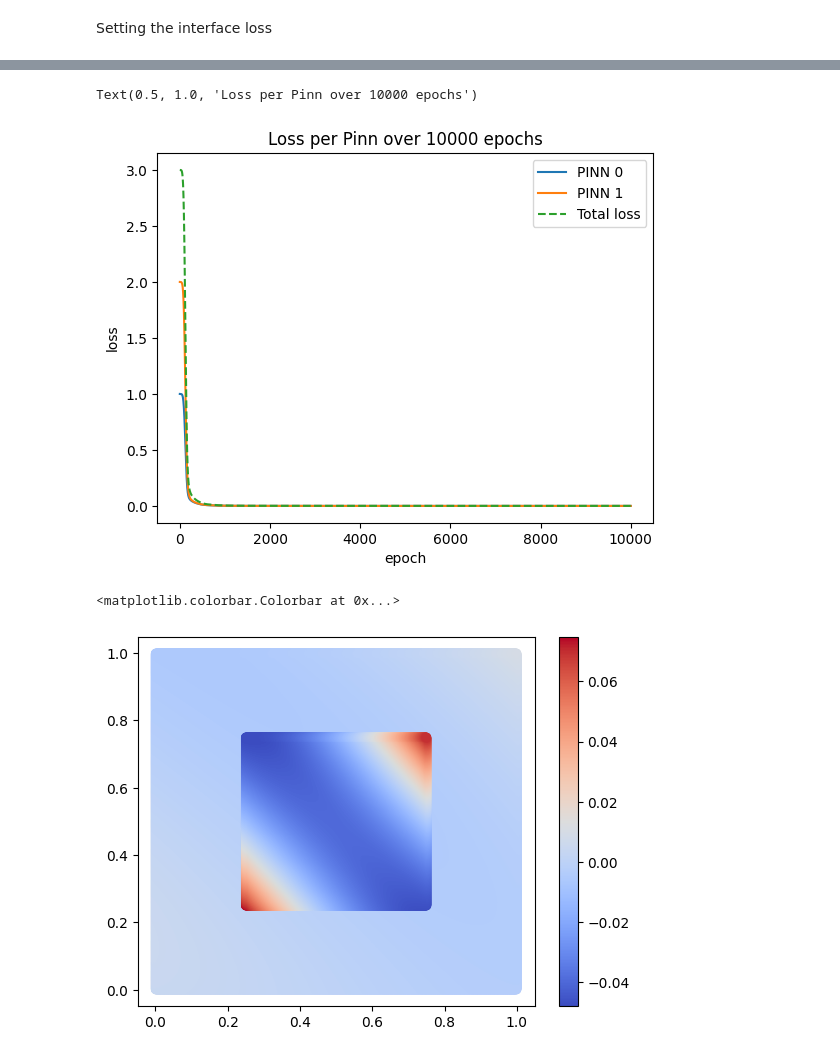
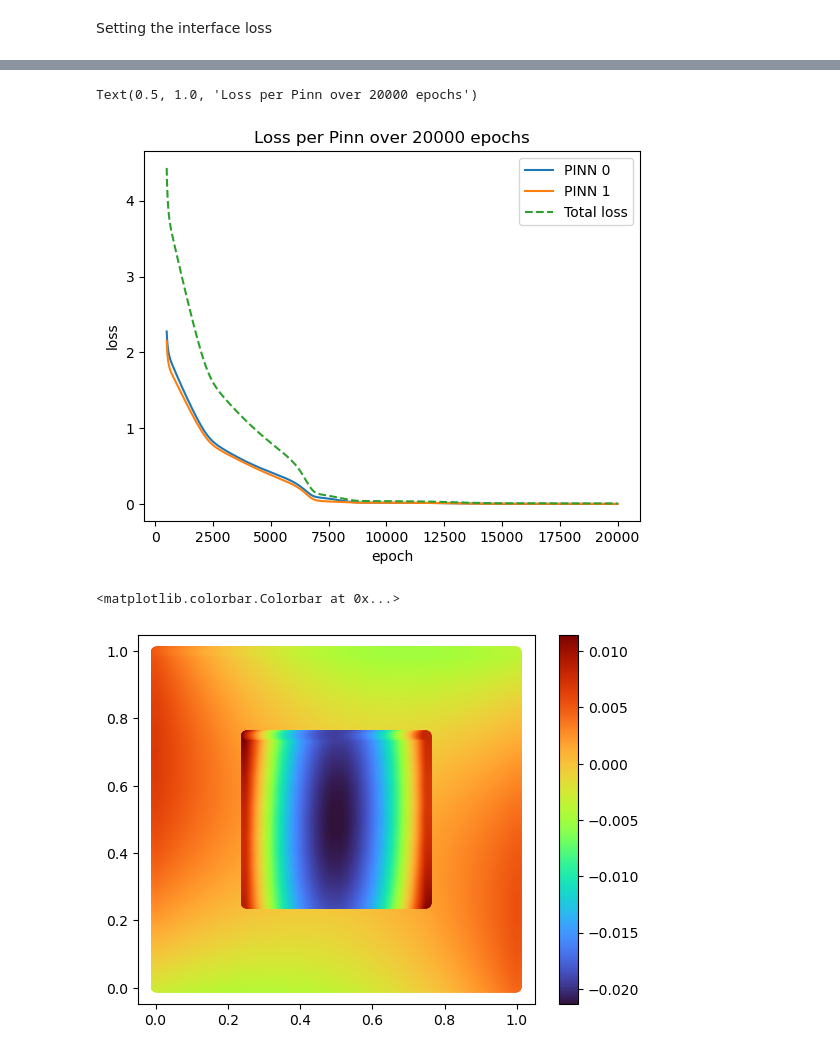
Before and after one commit to augustfe/FYS5429, a Jupyter notebook: Project1XPINNs/src/poisson/main_poisson.ipynb, the cells around one changed output, grey strips where cells are left out. Drawn from its saved outputs; the diff is of its cells as text; code cells hidden in the pictures.

```diff
--- a/Project1XPINNs/src/poisson/main_poisson.ipynb
+++ b/Project1XPINNs/src/poisson/main_poisson.ipynb
@@ -140,6 +160,6 @@ for pinn, shape in zip(xpinn.PINNs, shapes):
 
     pinn.init_params(shape, optimizer)
 # %%
-n_iter = 10000
+n_iter = 20000
 losses = xpinn.run_iters(n_iter)
 # %% [output]
@@ -157,29 +177,30 @@ losses = xpinn.run_iters(n_iter)
 # %%
 a_losses = np.asarray(losses).T
-t_0 = 0
-t = np.arange(t_0, n_iter)
+t_0 = 500
+t_end = 20000
+t = np.arange(t_0, t_end)
 
 for i in range(2):
-    plt.plot(t, a_losses[i, t_0:], label=f"PINN {i}")
-plt.plot(t, np.sum(a_losses, axis=0)[t_0:], "--", label="Total loss")
+    plt.plot(t, a_losses[i, t_0:t_end], label=f"PINN {i}")
+plt.plot(t, np.sum(a_losses, axis=0)[t_0:t_end], "--", label="Total loss")
 plt.xlabel("epoch")
 plt.ylabel("loss")
 plt.legend()
 plt.title(f"Loss per Pinn over {n_iter} epochs")
 # %% [output]
-Text(0.5, 1.0, 'Loss per Pinn over 10000 epochs')
+Text(0.5, 1.0, 'Loss per Pinn over 20000 epochs')
-[figure, old version]
+[figure, new version]
 # %%
 points, predictions = xpinn.predict(file_test)
 total_pred = np.concatenate(predictions)
 min_, max_ = total_pred.min(), total_pred.max()
-#min_, max_ = 0, 1
+# min_, max_ = 0, 1
 
 for point, pred in zip(points, predictions):
-    plt.scatter(point[:, 0], point[:, 1], c=pred, cmap="coolwarm")
+    plt.scatter(point[:, 0], point[:, 1], c=pred, cmap="turbo")
     plt.clim(min_, max_)
 
 plt.colorbar()
 # %% [output]
 <matplotlib.colorbar.Colorbar at 0x...>
-[figure, old version]
+[figure, new version]
```
Also changed, not shown: parts of 11 cells of this notebook, 1 other file.
